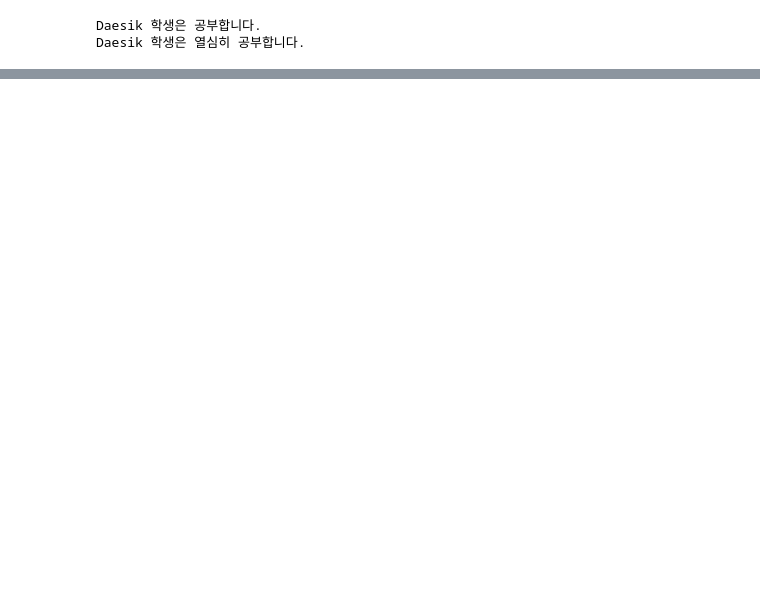
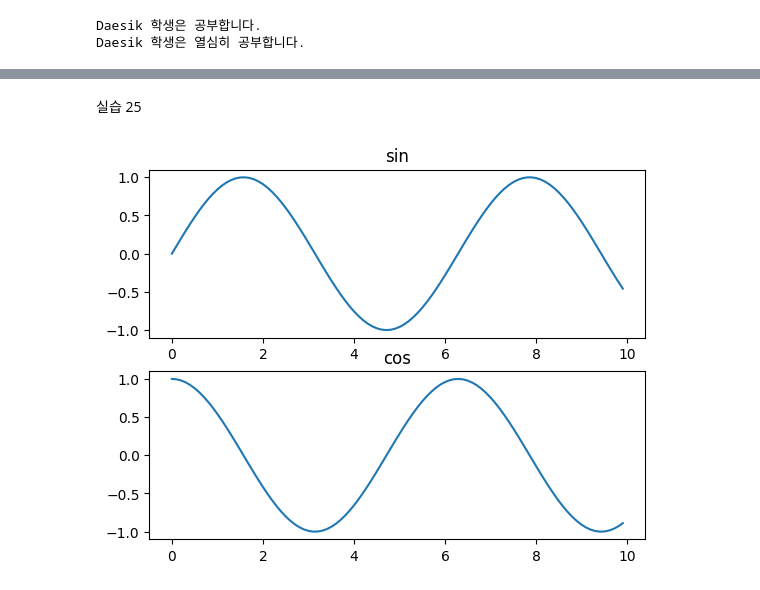
Before and after one commit to linearAlgebra2024/-2, a Jupyter notebook: 파이썬기초.ipynb, the cells around one changed output, grey strips where cells are left out. Saved outputs shown, nothing was run; the diff lists cells and outputs as text; code cells hidden in the pictures; blank space fills up the shorter version.

```diff
--- a/파이썬기초.ipynb
+++ b/파이썬기초.ipynb
@@ -120,0 +484,14 @@ Daesik 학생은 열심히 공부합니다.
+# %% [markdown]
+실습 25
+# %%
+plt.subplot(2,1,1)
+plt.plot(x,y_sin)
+plt.title('sin')
+
+plt.subplot(2,1,2)
+plt.plot(x,y_cos)
+plt.title('cos')
+
+plt.show()
+# %% [output]
+[figure, added]
```
Also changed, not shown: parts of 49 cells of this notebook.
